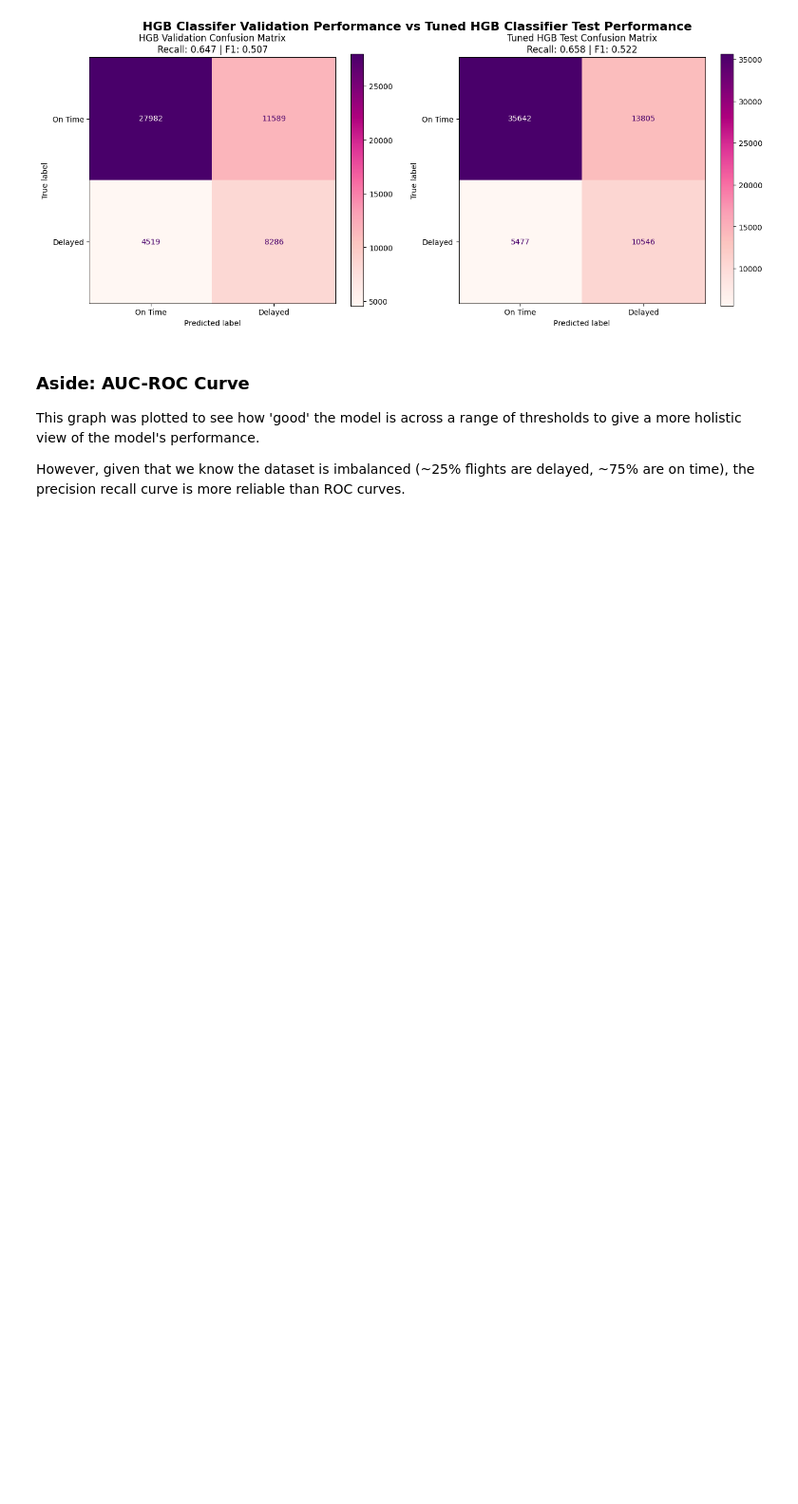
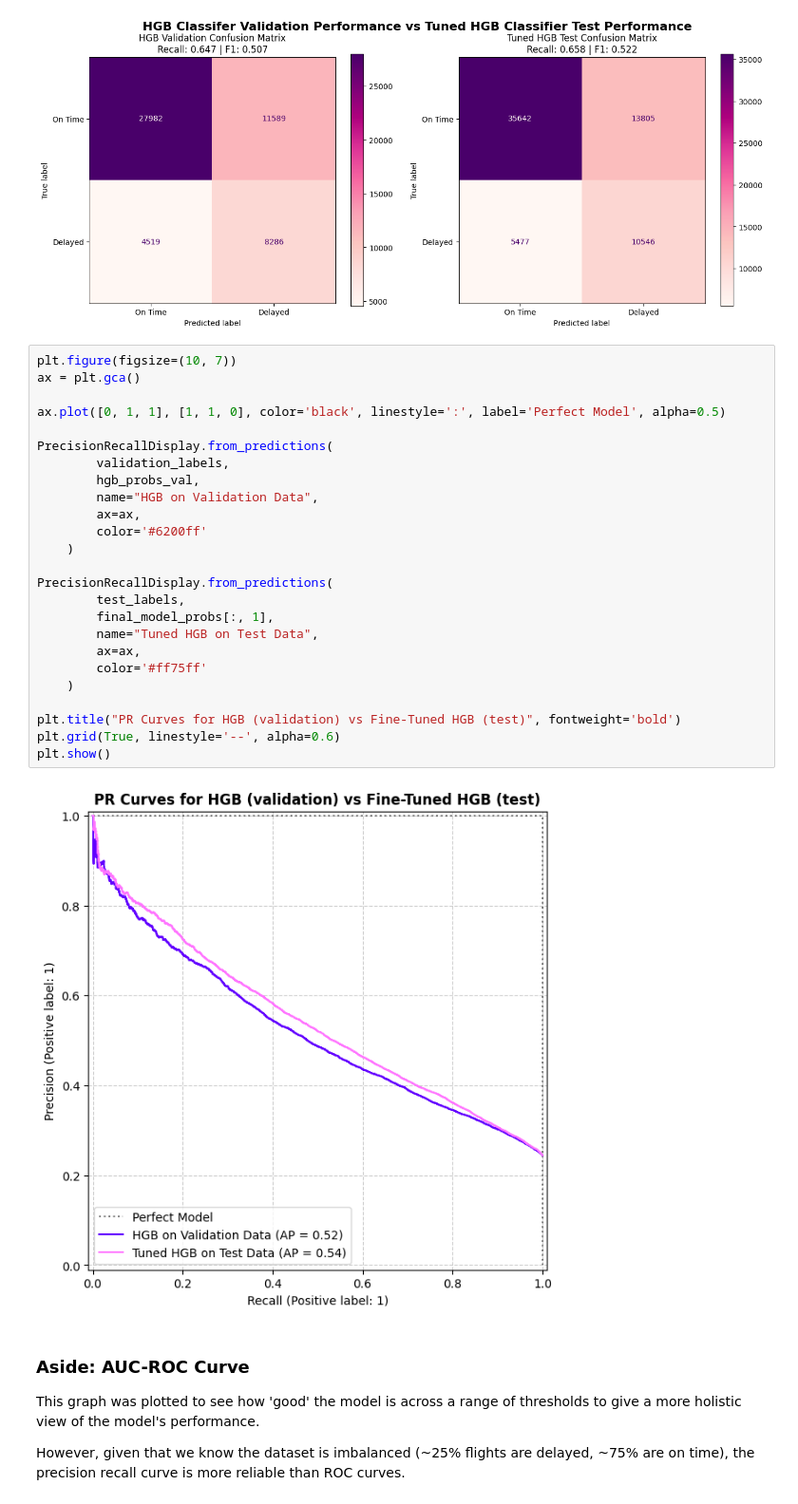
Before and after one commit to lucyg04/nycflights13, a Jupyter notebook: Practical 1/practical1_py.ipynb, the cells around one changed output. Shown at 95% size. Saved outputs shown, nothing was run; the diff lists cells and outputs as text; blank space fills up the shorter version.

```diff
--- a/Practical 1/practical1_py.ipynb
+++ b/Practical 1/practical1_py.ipynb
@@ -2085,6 +2094,33 @@ plt.suptitle("HGB Classifer Validation Performance vs Tuned HGB Classifier Test
 plt.show()
 # %% [output]
 [figure]
+# %%
+plt.figure(figsize=(10, 7))
+ax = plt.gca()
+
+ax.plot([0, 1, 1], [1, 1, 0], color='black', linestyle=':', label='Perfect Model', alpha=0.5)
+
+PrecisionRecallDisplay.from_predictions(
+        validation_labels,
+        hgb_probs_val,
+        name="HGB on Validation Data",
+        ax=ax,
+        color='#6200ff'
+    )
+
+PrecisionRecallDisplay.from_predictions(
+        test_labels,
+        final_model_probs[:, 1],
+        name="Tuned HGB on Test Data",
+        ax=ax,
+        color='#ff75ff'
+    )
+
+plt.title("PR Curves for HGB (validation) vs Fine-Tuned HGB (test)", fontweight='bold')
+plt.grid(True, linestyle='--', alpha=0.6)
+plt.show()
+# %% [output]
+[figure, added]
 # %% [markdown]
 ### Aside: AUC-ROC Curve
 
```
Also changed, not shown: parts of 4 cells of this notebook.
